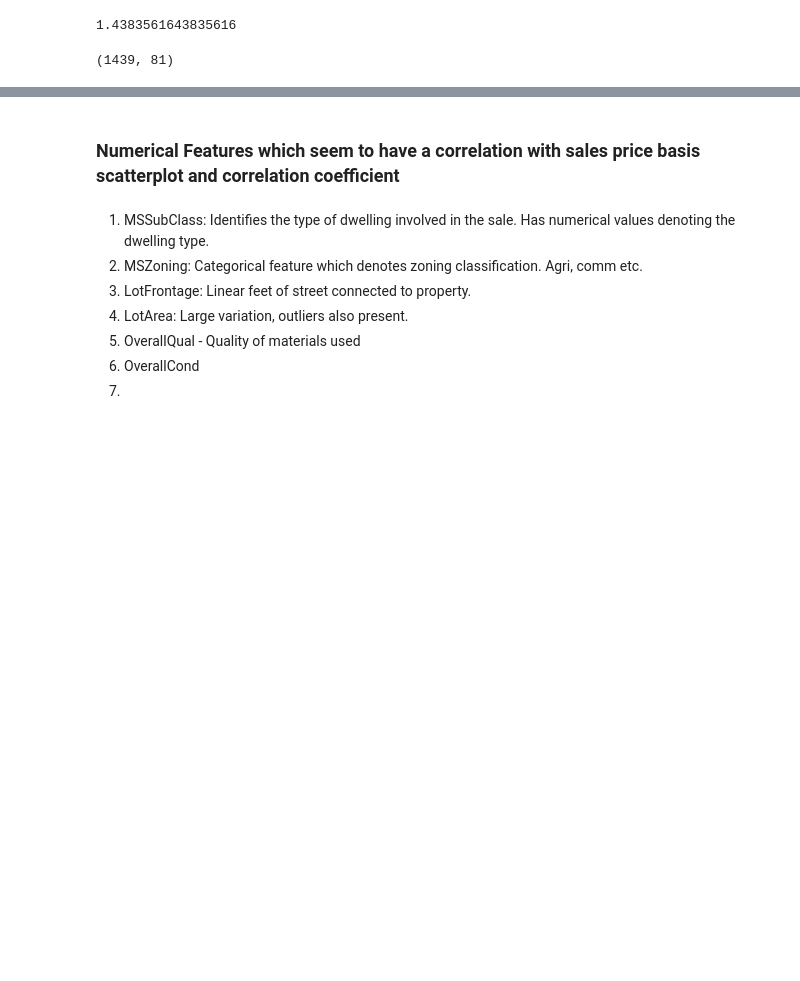
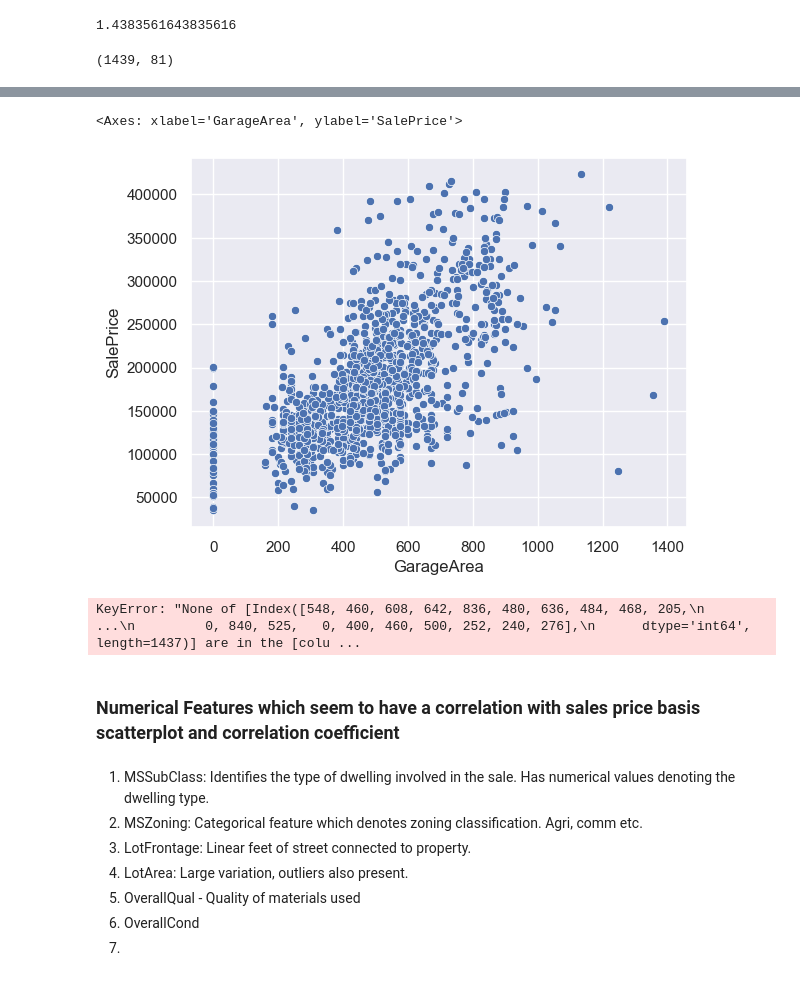
Before and after one commit to adityasngh/Kaggle-House-Prices-Regression, a Jupyter notebook: Kaggle_House_Prices_Regression.ipynb, the cells around one changed output, grey strips where cells are left out. Saved outputs shown, nothing was run; the diff lists cells and outputs as text; code cells hidden in the pictures; blank space fills up the shorter version.

```diff
--- a/Kaggle_House_Prices_Regression.ipynb
+++ b/Kaggle_House_Prices_Regression.ipynb
@@ -182,0 +160,4 @@ df_SalePrice_Outliers_Removed.shape
+# %%
+df_SalePrice_Outliers_Removed[(df_SalePrice_Outliers_Removed['GrLivArea'] > 4000) & (df_SalePrice_Outliers_Removed['SalePrice'] < 300000)]
+#Remove the above outliers
+df_SalePrice_Outliers_Removed = df_SalePrice_Outliers_Removed.drop([523,1298], axis=0)
@@ -183,3 +168,12 @@ df_SalePrice_Outliers_Removed.shape
+# %%
+sns.scatterplot(x = df_SalePrice_Outliers_Removed['GarageArea'], y = df_SalePrice_Outliers_Removed['SalePrice'])
+# %% [output]
+<Axes: xlabel='GarageArea', ylabel='SalePrice'>
+[figure, added]
+# %%
+df_SalePrice_Outliers_Removed[df_SalePrice_Outliers_Removed['GarageArea']] > 1200
+# %% [output]
+KeyError: "None of [Index([548, 460, 608, 642, 836, 480, 636, 484, 468, 205,\n       ...\n         0, 840, 525,   0, 400, 460, 500, 252, 240, 276],\n      dtype='int64', length=1437)] are in the [colu ...
 # %% [markdown]
 ### Numerical Features which seem to have a correlation with sales price basis scatterplot and correlation coefficient
 # %% [markdown]
```
Also changed, not shown: parts of 6 cells of this notebook.
